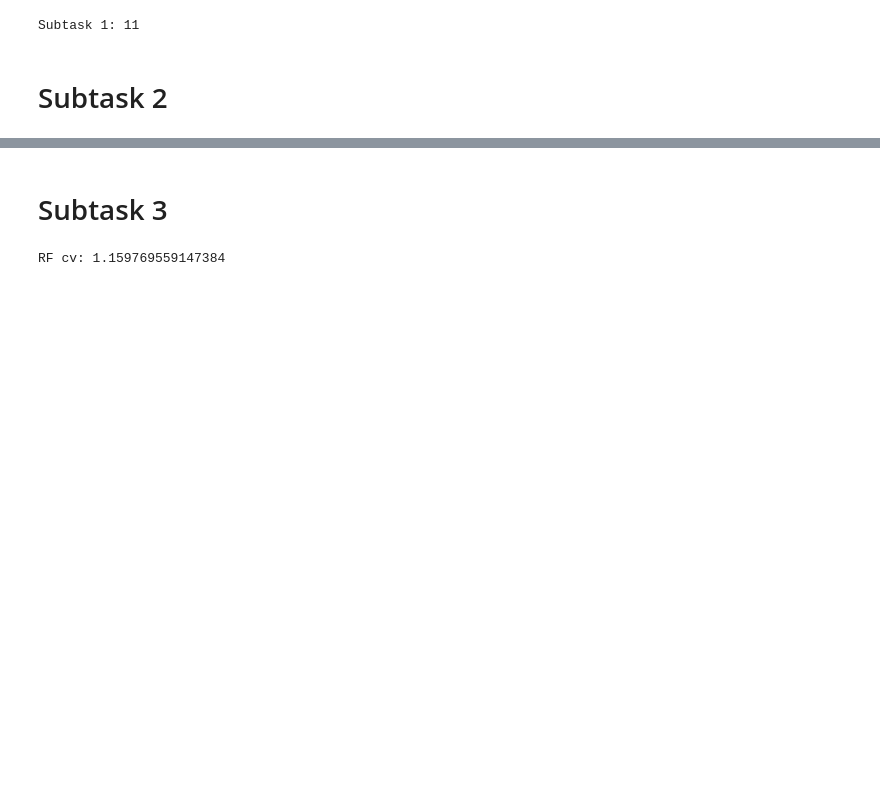
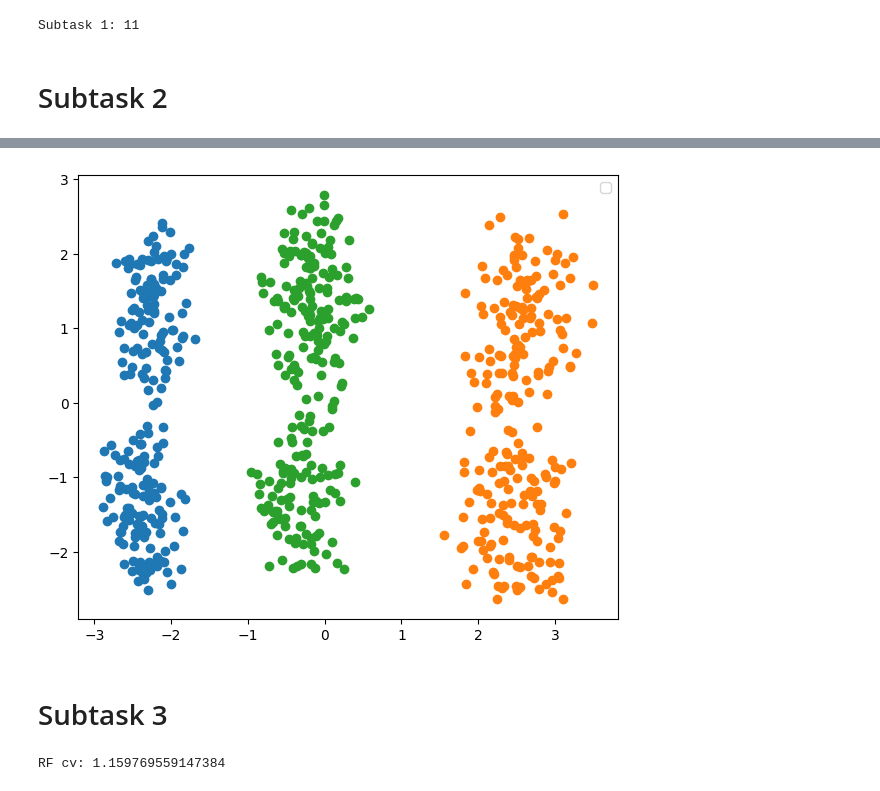
Before and after one commit to stefanasandei/roai-solved, a Jupyter notebook: contests/mlcompete/contests/winter_2025/rabbit.ipynb, the cells around one changed output, grey strips where cells are left out. Cells and saved outputs as stored; diff of their text form; code cells hidden in the pictures; blank space fills up the shorter version.

```diff
--- a/contests/mlcompete/contests/winter_2025/rabbit.ipynb
+++ b/contests/mlcompete/contests/winter_2025/rabbit.ipynb
@@ -74,3 +103,21 @@ subtask2 = kmeans.predict(X_test_scaled)
+# %%
+pca = PCA(n_components=2, random_state=seed)
+X_2d = pca.fit_transform(X_scaled)
+
+
+plt.figure(figsize=(6, 5))
+for c in range(3):
+    mask = clusters == c
+    plt.scatter(
+        X_2d[mask, 0],
+        X_2d[mask, 1],
+    )
+
+plt.legend()
+plt.tight_layout()
+plt.show()
+# %% [output]
+[figure, added]
 # %% [markdown]
 # Subtask 3
 # %%
```
Also changed, not shown: parts of 3 cells of this notebook, 2 other files.
